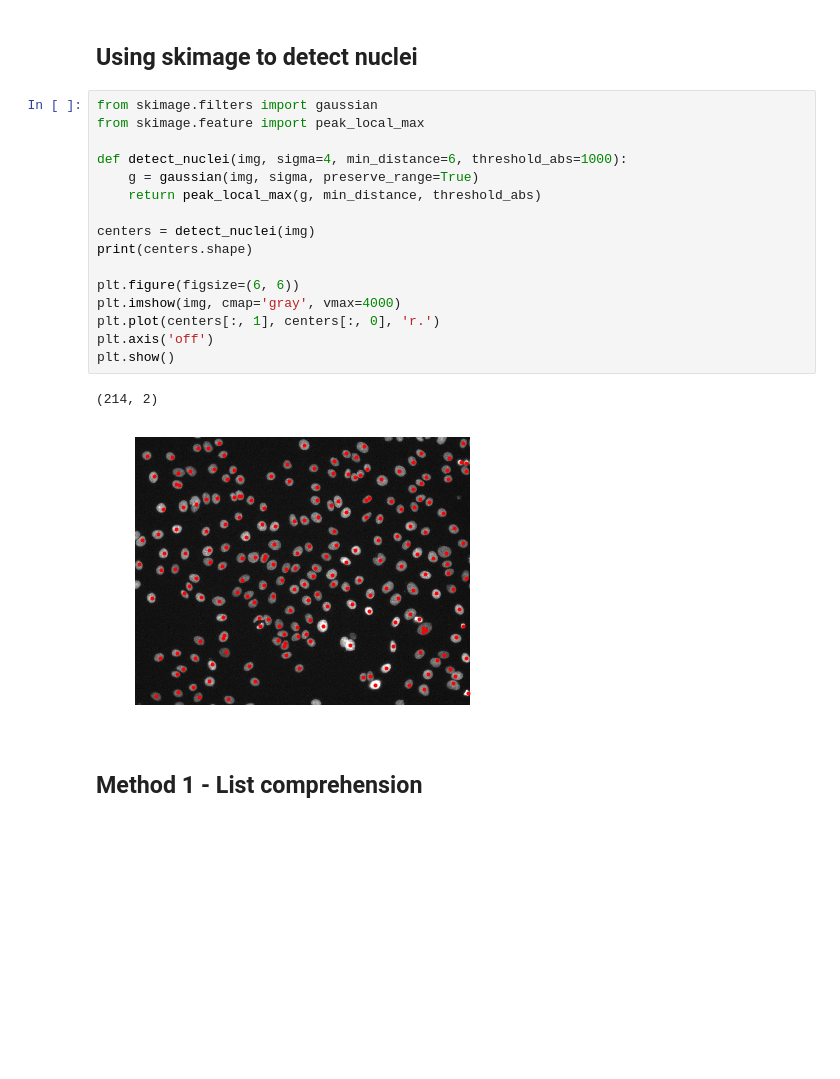
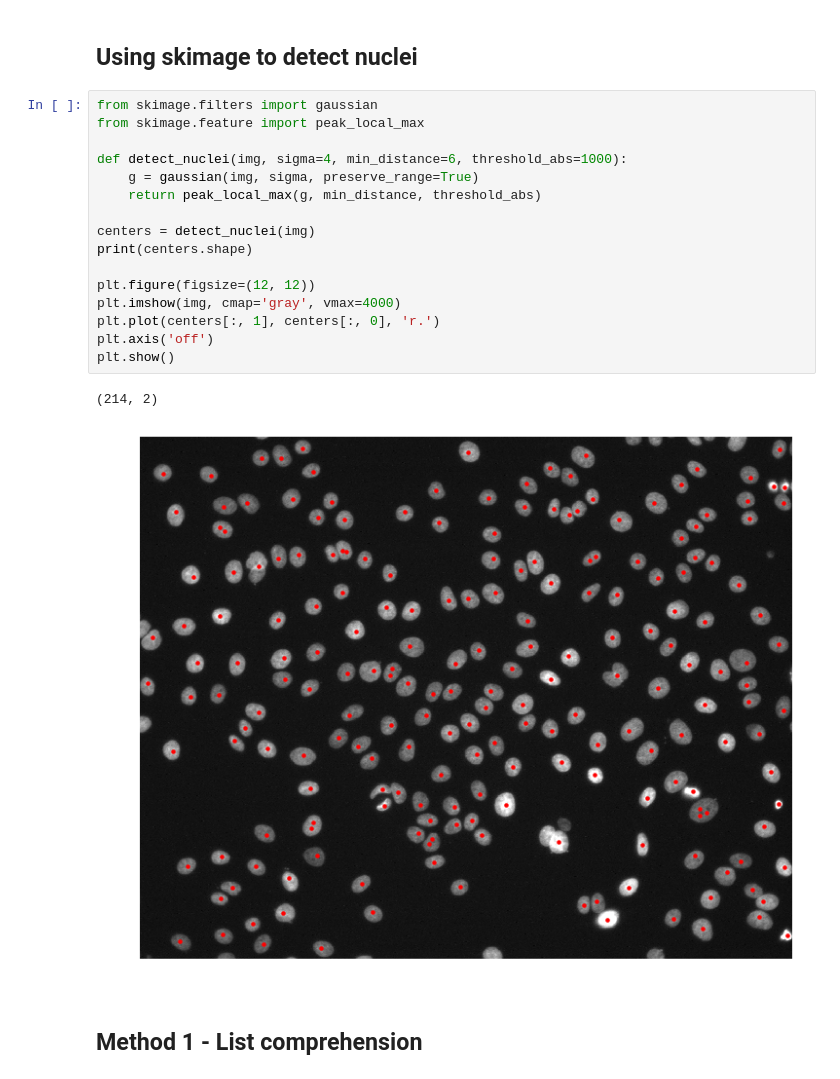
Before and after one commit to jmswaney/blog, a Jupyter notebook: 02_multiprocessing_tips/MCF7_Cell_Painting_nuclei_detection.ipynb, the cells around one changed output. Drawn from its saved outputs; the diff is of its cells as text; blank space fills up the shorter version.

```diff
--- a/02_multiprocessing_tips/MCF7_Cell_Painting_nuclei_detection.ipynb
+++ b/02_multiprocessing_tips/MCF7_Cell_Painting_nuclei_detection.ipynb
@@ -35,22 +35,22 @@ plt.show()
 # %%
 from skimage.filters import gaussian
 from skimage.feature import peak_local_max
 
 def detect_nuclei(img, sigma=4, min_distance=6, threshold_abs=1000):
     g = gaussian(img, sigma, preserve_range=True)
     return peak_local_max(g, min_distance, threshold_abs)
 
 centers = detect_nuclei(img)
 print(centers.shape)
 
-plt.figure(figsize=(6, 6))
+plt.figure(figsize=(12, 12))
 plt.imshow(img, cmap='gray', vmax=4000)
 plt.plot(centers[:, 1], centers[:, 0], 'r.')
 plt.axis('off')
 plt.show()
 # %% [output]
 (214, 2)
-[figure, old version]
+[figure, new version]
 # %% [markdown]
 ## Method 1 - List comprehension
 # %%
```
Also changed, not shown: parts of 1 cell of this notebook, 11 other files.
